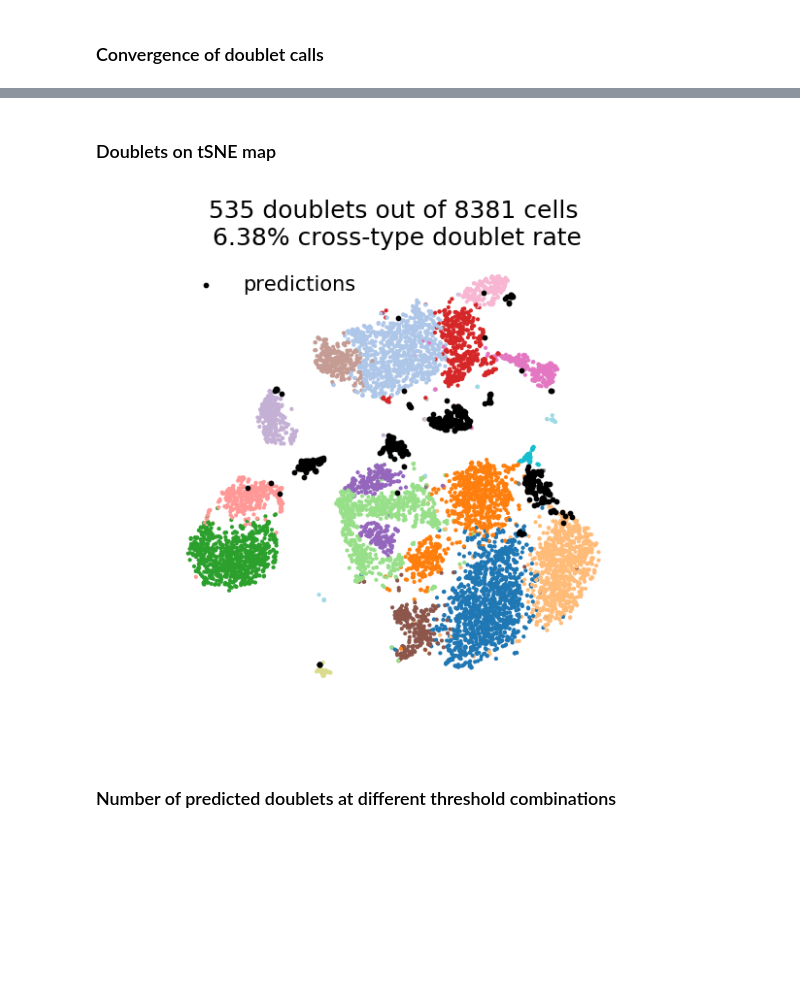
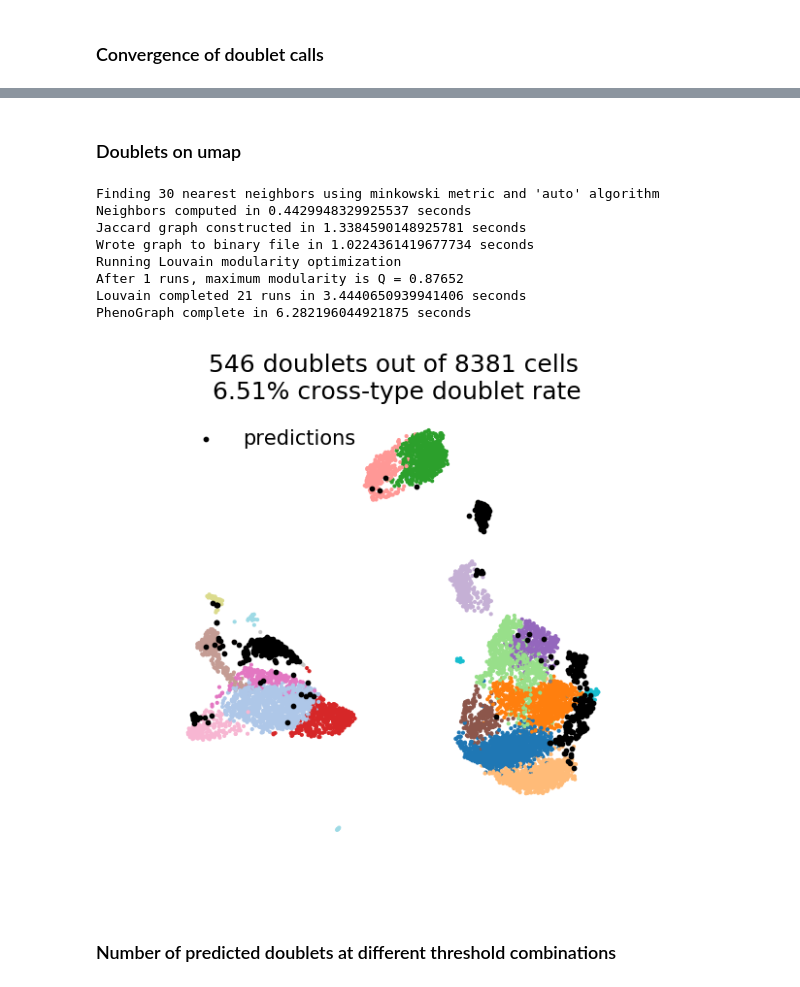
Before and after one commit to JonathanShor/DoubletDetection, a Jupyter notebook: docs/PBMC_8k_vignette.ipynb, the cells around one changed output, grey strips where cells are left out. Saved outputs shown, nothing was run; the diff lists cells and outputs as text; code cells hidden in the pictures; blank space fills up the shorter version.

```diff
--- a/docs/PBMC_8k_vignette.ipynb
+++ b/docs/PBMC_8k_vignette.ipynb
@@ -23,7 +23,7 @@ tar.close()
 matrix_path = 'filtered_gene_bc_matrices/GRCh38/matrix.mtx'
 raw_counts = doubletdetection.load_mtx(matrix_path)
 # Remove columns with all 0s
-zero_genes = np.sum(raw_counts, axis=0) == 0
+zero_genes = (np.sum(raw_counts, axis=0) == 0).A.ravel()
 raw_counts = raw_counts[:, ~zero_genes]
 # %% [markdown]
 ## Run Doublet Detection
@@ -35,7 +35,7 @@ Right now, PhenoGraph is a bit talkative, so we capture the output to avoid lots
 clf = doubletdetection.BoostClassifier(n_iters=50)
 
 start = time.time()
-doublets = clf.fit(raw_counts).predict(p_thresh=1e-7, voter_thresh=0.8)
+doublets = clf.fit(raw_counts.A).predict(p_thresh=1e-7, voter_thresh=0.8)
 end = time.time()
 # %%
 print('Time elapsed: {:.2f} seconds, {:.2f}sec/iteration, for {} iterations'.format(end-start, (end-start) / clf.n_iters, clf.n_iters))
@@ -52,10 +52,18 @@ f = doubletdetection.plot.convergence(clf, save='convergence_test.pdf', show=Tru
 # %% [markdown]
-### Doublets on tSNE map
+### Doublets on umap
 # %%
-f2, tsne_coords, clusters = doubletdetection.plot.tsne(raw_counts, doublets, random_state=1,
-                                                       save='tsne_test.pdf', show=True)
+f2, tsne_coords, clusters = doubletdetection.plot.umap_plot(raw_counts, doublets, random_state=1,
+                                                       save='umap_test.pdf', show=True)
 # %% [output]
+Finding 30 nearest neighbors using minkowski metric and 'auto' algorithm
+Neighbors computed in 0.4429948329925537 seconds
+Jaccard graph constructed in 1.3384590148925781 seconds
+Wrote graph to binary file in 1.0224361419677734 seconds
+Running Louvain modularity optimization
+After 1 runs, maximum modularity is Q = 0.87652
+Louvain completed 21 runs in 3.4440650939941406 seconds
+PhenoGraph complete in 6.282196044921875 seconds
-[figure, old version]
+[figure, new version]
 # %% [markdown]
 ### Number of predicted doublets at different threshold combinations
 # %%
```
Also changed, not shown: parts of 4 cells of this notebook.
